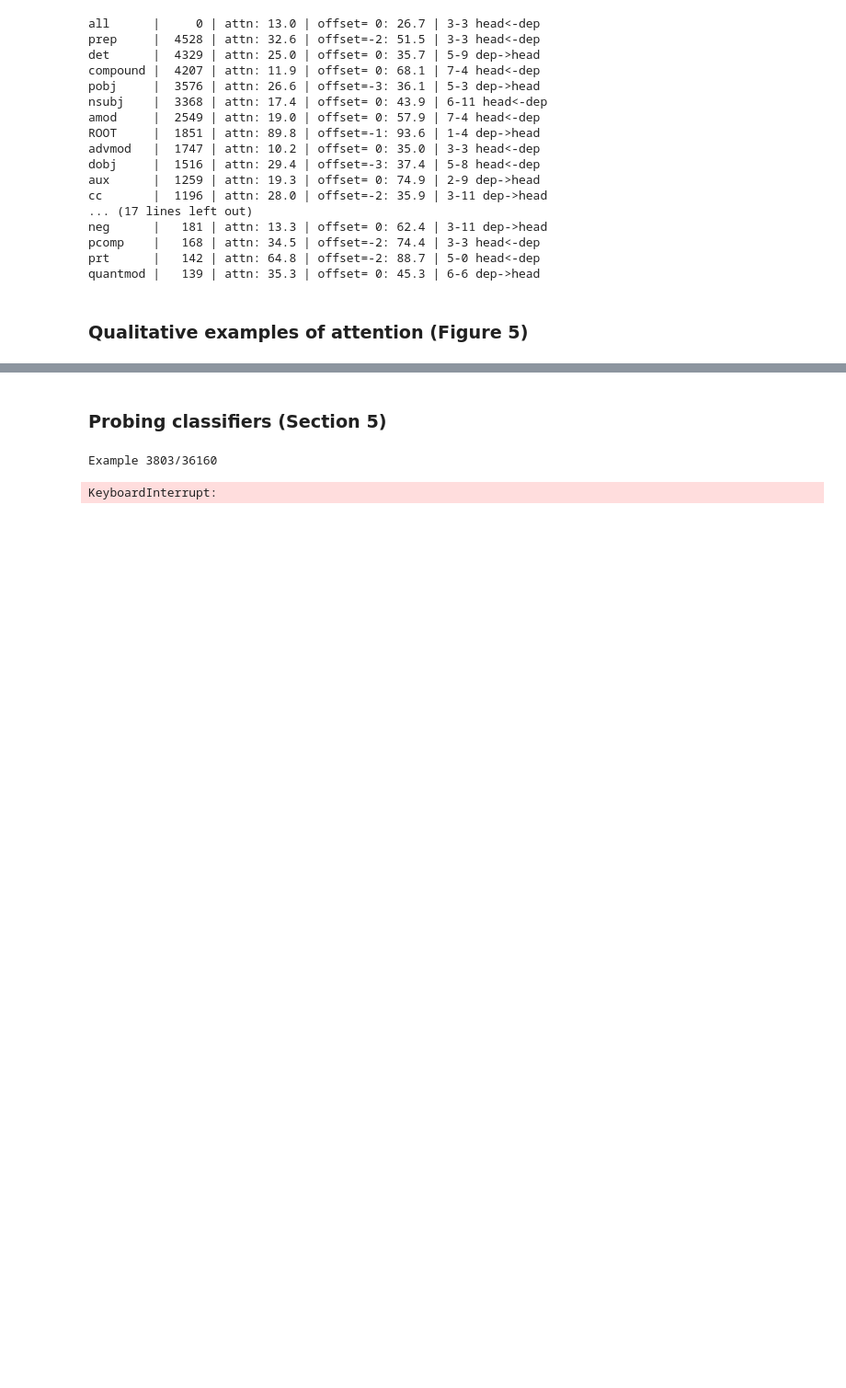
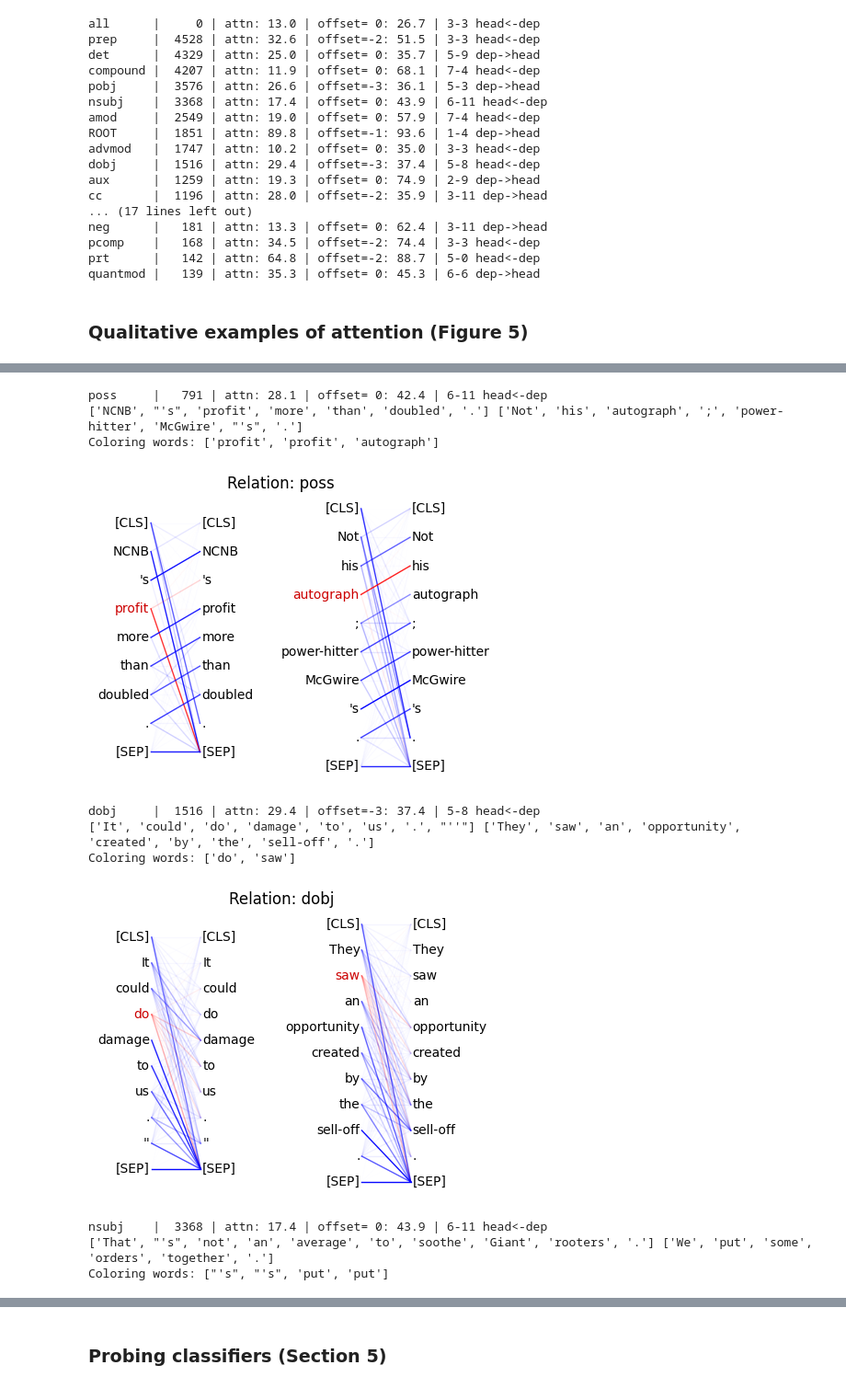
Before and after one commit to ANRGUSC/attention-analysis, a Jupyter notebook: Syntax_Analysis.ipynb, the cells around one changed output, grey strips where cells are left out. Shown at 92% size. Saved outputs shown, nothing was run; the diff lists cells and outputs as text; code cells hidden in the pictures; blank space fills up the shorter version.

```diff
--- a/Syntax_Analysis.ipynb
+++ b/Syntax_Analysis.ipynb
@@ -323,0 +376,49 @@ plot_attn("Object of prep", [dev_data[i] for i in [975, 979]], 8, 5,
+# %%
+# Generate plot for actual data
+# e.g. poss     |   791 | attn: 28.1 | offset= 0: 42.4 | 6-11 head<-dep
+import random
+
+def plot_reln(reln: str):
+    uas, layer, head, direction = sorted(
+        s for s in get_all_scores(reln))[-1]
+    baseline_uas, baseline_offset = max(
+        (scores[reln], i) for i, scores in baseline_scores.items())
+
+    print("{:8s} | {:5d} | attn: {:.1f} | offset={:2d}: {:.1f} | {:}-{:} {:}".format(
+        reln[:8], reln_counts[reln], 100 * uas, baseline_offset, 100 * baseline_uas,
+        layer, head, direction))
+
+    examples = random.choices([ex for ex in dev_data if reln in ex["relns"] and len(ex["words"]) <= 10], k=2)
+    color_words = [
+        # color words that are heads or reln
+        example["words"][example["heads"][i]]
+        for example in examples
+        for i in range(len(example["words"])) if example["relns"][i] == reln
+    ]
+    print(examples[0]["words"], examples[1]["words"])
+    print(f"Coloring words: {color_words}")
+
+    plot_attn(
+        title=f"Relation: {reln}",
+        examples=examples,
+        layer=layer,
+        head=head,
+        color_words=color_words,
+        example_sep=4
+    )
+
+plot_reln("poss")
+plot_reln("dobj")
+plot_reln("nsubj")
+# %% [output]
+poss     |   791 | attn: 28.1 | offset= 0: 42.4 | 6-11 head<-dep
+['NCNB', "'s", 'profit', 'more', 'than', 'doubled', '.'] ['Not', 'his', 'autograph', ';', 'power-hitter', 'McGwire', "'s", '.']
+Coloring words: ['profit', 'profit', 'autograph']
+[figure, added]
+dobj     |  1516 | attn: 29.4 | offset=-3: 37.4 | 5-8 head<-dep
+['It', 'could', 'do', 'damage', 'to', 'us', '.', "''"] ['They', 'saw', 'an', 'opportunity', 'created', 'by', 'the', 'sell-off', '.']
+Coloring words: ['do', 'saw']
+[figure, added]
+nsubj    |  3368 | attn: 17.4 | offset= 0: 43.9 | 6-11 head<-dep
+['That', "'s", 'not', 'an', 'average', 'to', 'soothe', 'Giant', 'rooters', '.'] ['We', 'put', 'some', 'orders', 'together', '.']
+Coloring words: ["'s", "'s", 'put', 'put']
@@ -499,19 +601,16 @@ def run_training(probe: Probe, train_data):
             total += 1
       print("UAS: {:.1f}".format(100 * correct / total))
 # %%
-tf.compat.v1.reset_default_graph()
-train_data_unprocessesed = load_pickle("./data/depparse/train_attn.pkl")
-train_data = []
-for i, example in enumerate(train_data_unprocessesed, start=1):
-    print(f"Example {i}/{len(train_data_unprocessesed)}", end="\r")
-    heads, rels = get_word_info(example["words"])
-    train_data.append({
-        "words": example["words"],
-        "heads": heads,
-        "relns": rels,
-        "attns": example["attns"]
-    })
-run_training(attn_and_words(), train_data)
+# tf.compat.v1.reset_default_graph()
+# train_data_unprocessesed = load_pickle("./data/depparse/train_attn.pkl")
+# train_data = []
+# for i, example in enumerate(train_data_unprocessesed, start=1):
+#     print(f"Example {i}/{len(train_data_unprocessesed)}", end="\r")
+#     heads, rels = get_word_info(example["words"])
+#     train_data.append({
+#         "words": example["words"],
+#         "heads": heads,
+#         "relns": rels,
+#         "attns": example["attns"]
+#     })
+# run_training(attn_and_words(), train_data)
-# %% [output]
-Example 3803/36160
-KeyboardInterrupt:
```
Also changed, not shown: parts of 3 cells of this notebook.
